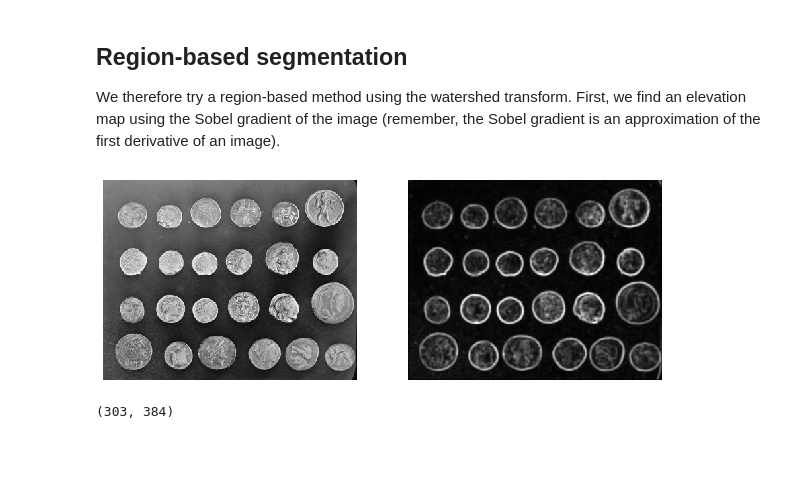
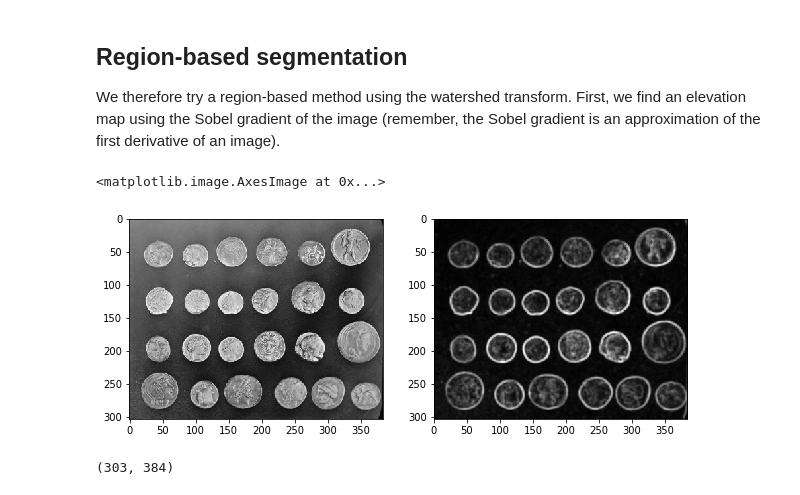
Before and after one commit to uw-cheme599/uw-cheme599.github.io, a Jupyter notebook: Wi20_content/segmentation_example.ipynb, the cells around one changed output. Cells and saved outputs as stored; diff of their text form; code cells hidden in the pictures; blank space fills up the shorter version.

```diff
--- a/Wi20_content/segmentation_example.ipynb
+++ b/Wi20_content/segmentation_example.ipynb
@@ -93,16 +106,17 @@ from skimage.filters import sobel, rank
 # %%
 elevation_map = sobel(coins)
 #elevation_map = closing(sobel(coins), disk(2))
 elevation_map = rank.mean(elevation_map, disk(2))
 
 fig, axes = plt.subplots(1, 2, figsize=(10,5))
 axes[0].imshow(coins, cmap='gray')
 axes[1].imshow(elevation_map, cmap='gray')
 
-for ax in axes:
-    ax.axis('off')
+# for ax in axes:
+#     ax.axis('off')
 # %% [output]
+<matplotlib.image.AxesImage at 0x...>
-[figure, old version]
+[figure, new version]
 # %%
 from mpl_toolkits.mplot3d import Axes3D
 # %%
```
Also changed, not shown: parts of 6 cells of this notebook, 1 other file.
